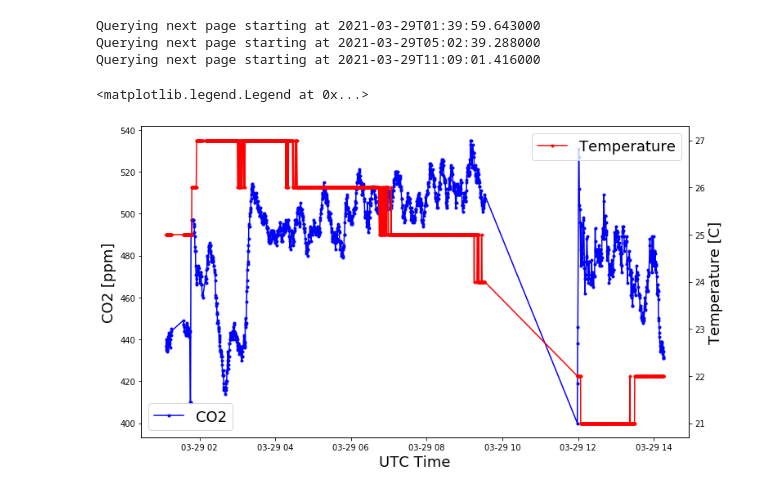
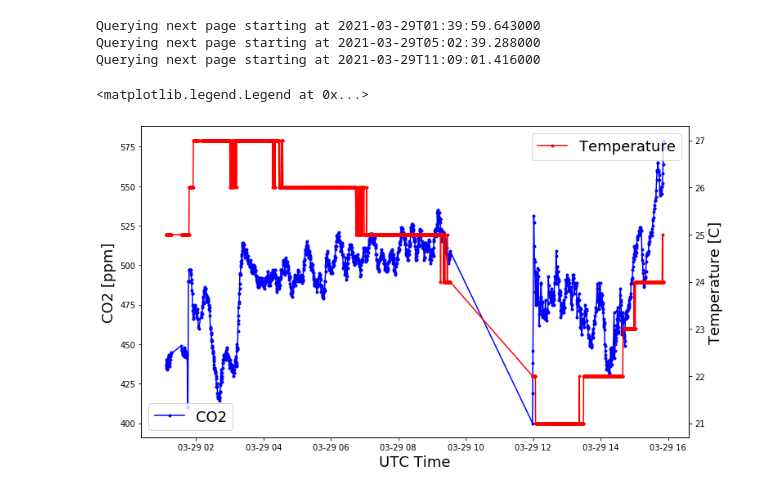
Before and after one commit to fforster/co2covid_chile, a Jupyter notebook: API_CO2.ipynb, the cells around one changed output. Cells and saved outputs as stored; diff of their text form; code cells hidden in the pictures.

Commit message:
Added update function to avoid querying already queried data

```diff
--- a/API_CO2.ipynb
+++ b/API_CO2.ipynb
@@ -14,6 +14,7 @@ api_func = "co2"
 # %% [markdown]
 # Function to read data
 # %%
+# load data between two points in time
 def read_data(device_id, min_isotime, max_isotime=None):
     df = []
     if max_isotime is None:
@@ -27,10 +28,31 @@ def read_data(device_id, min_isotime, max_isotime=None):
         response = requests.get(response["next_url"]).json()
         df.append(pd.DataFrame(response["data"]))
     df = pd.concat(df)
-    df["isotime"] = df.isotime.apply(pd.to_datetime)
+    df["time"] = df.isotime.apply(pd.to_datetime)
     for key in ["timestamp", "device_id", "co2", "temperature", "humidity"]:
         df[key] = pd.to_numeric(df[key])
     return df
+# %%
+# update data to most recent values
+def update_data(df):
+    newdf = []
+    device_id = df.device_id.unique()[0]
+    last_isotime = df.isotime.max()
+    response = requests.get("%s/%s?device_id=%s&min_isotime=%s" % (api_url, api_func, device_id, last_isotime)).json()
+    newdf.append(pd.DataFrame(response["data"]))
+    while "next_url" in response.keys():
+        next_url = response["next_url"]
+        print("Querying next page starting at %s" % datetime.fromtimestamp(int(next_url[-13:]) / 1000).isoformat())
+        response = requests.get(response["next_url"]).json()
+        df.append(pd.DataFrame(response["data"]))
+    newdf = pd.concat(newdf)
+    newdf["time"] = newdf.isotime.apply(pd.to_datetime)
+    for key in ["timestamp", "device_id", "co2", "temperature", "humidity"]:
+        newdf[key] = pd.to_numeric(newdf[key])
+    newdf = pd.concat([df, newdf.iloc[1:]])
+    newdf.reset_index(inplace=True, drop=True)
+
+    return newdf
 # %% [markdown]
 # device_id 0
 # %%
@@ -79,15 +101,17 @@ Querying next page starting at 2021-03-29T01:39:59.643000
 Querying next page starting at 2021-03-29T05:02:39.288000
 Querying next page starting at 2021-03-29T11:09:01.416000
 # %%
+df = update_data(df)
+
 fig, ax = plt.subplots(figsize=(12, 7))
-ax.plot(df.isotime, df.co2, c="b", label="CO2", marker='.')
+ax.plot(df.time, df.co2, c="b", label="CO2", marker='.')
 ax.set_ylabel("CO2 [ppm]", fontsize=18)
 ax.set_xlabel("UTC Time", fontsize=18)
 ax2 = ax.twinx()
-ax2.plot(df.isotime, df.temperature, c="r", label="Temperature", marker='.')
+ax2.plot(df.time, df.temperature, c="r", label="Temperature", marker='.')
 ax2.set_ylabel("Temperature [C]", fontsize=18)
 ax.legend(fontsize=18, loc=3)
 ax2.legend(fontsize=18, loc=1)
 # %% [output]
 <matplotlib.legend.Legend at 0x...>
-[figure, old version]
+[figure, new version]
```
Also changed, not shown: parts of 1 cell of this notebook.
